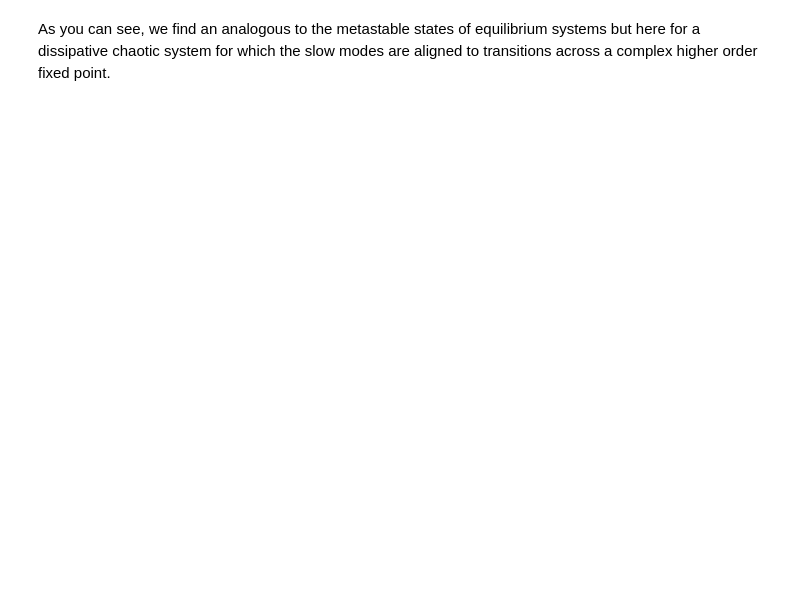
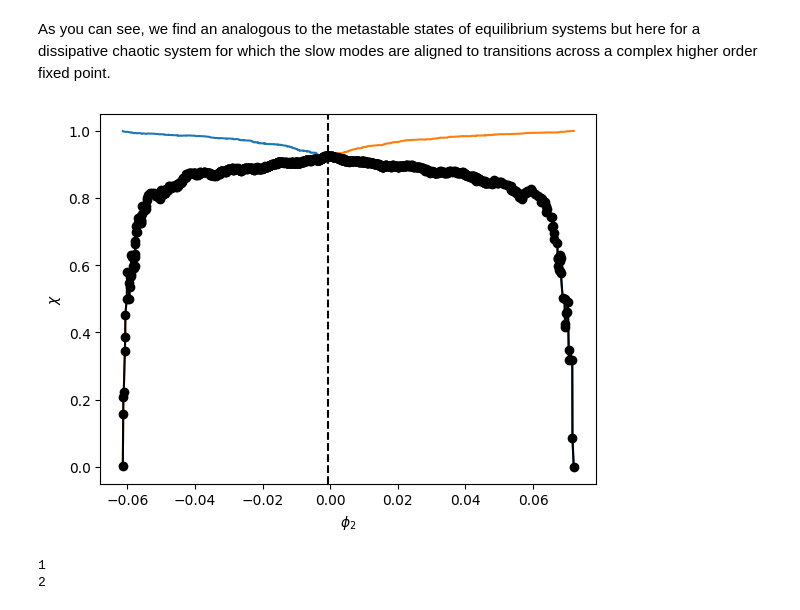
Before and after one commit to AntonioCCosta/DPG_PhysicsBehavior_2026, a Jupyter notebook: notebooks/notebook_3.ipynb, the cells around one changed output. Saved outputs shown, nothing was run; the diff lists cells and outputs as text; code cells hidden in the pictures; blank space fills up the shorter version.

```diff
--- a/notebooks/notebook_3.ipynb
+++ b/notebooks/notebook_3.ipynb
@@ -150,2 +189,19 @@ plt.show()
 # %% [markdown]
 As you can see, we find an analogous to the metastable states of equilibrium systems but here for a dissipative chaotic system for which the slow modes are aligned to transitions across a complex higher order fixed point.
+# %%
+inv_measure_emp = op_calc.stationary_distribution(P_emp)
+cr,rho_sets,ms,idx,km_labels = cgm.optimal_partition(phi2_emp,inv_measure_emp,P_emp,return_rho=True)
+# %%
+plt.plot(cr,rho_sets)
+plt.plot(cr,np.min(rho_sets,axis=1),marker='o',c='k')
+plt.axvline(cr[idx],c='k',ls='--')
+plt.ylabel(r'$\chi$')
+plt.xlabel(r'$\phi_2$')
+plt.show()
+# %% [output]
+[figure, added]
+# %%
+distorted_phis,_ = cgm.get_distorted_eigfs(P_emp,2,tau=delay,dt=dt,commute=False)
+# %% [output]
+1
+2
```
Also changed, not shown: parts of 9 cells of this notebook.
